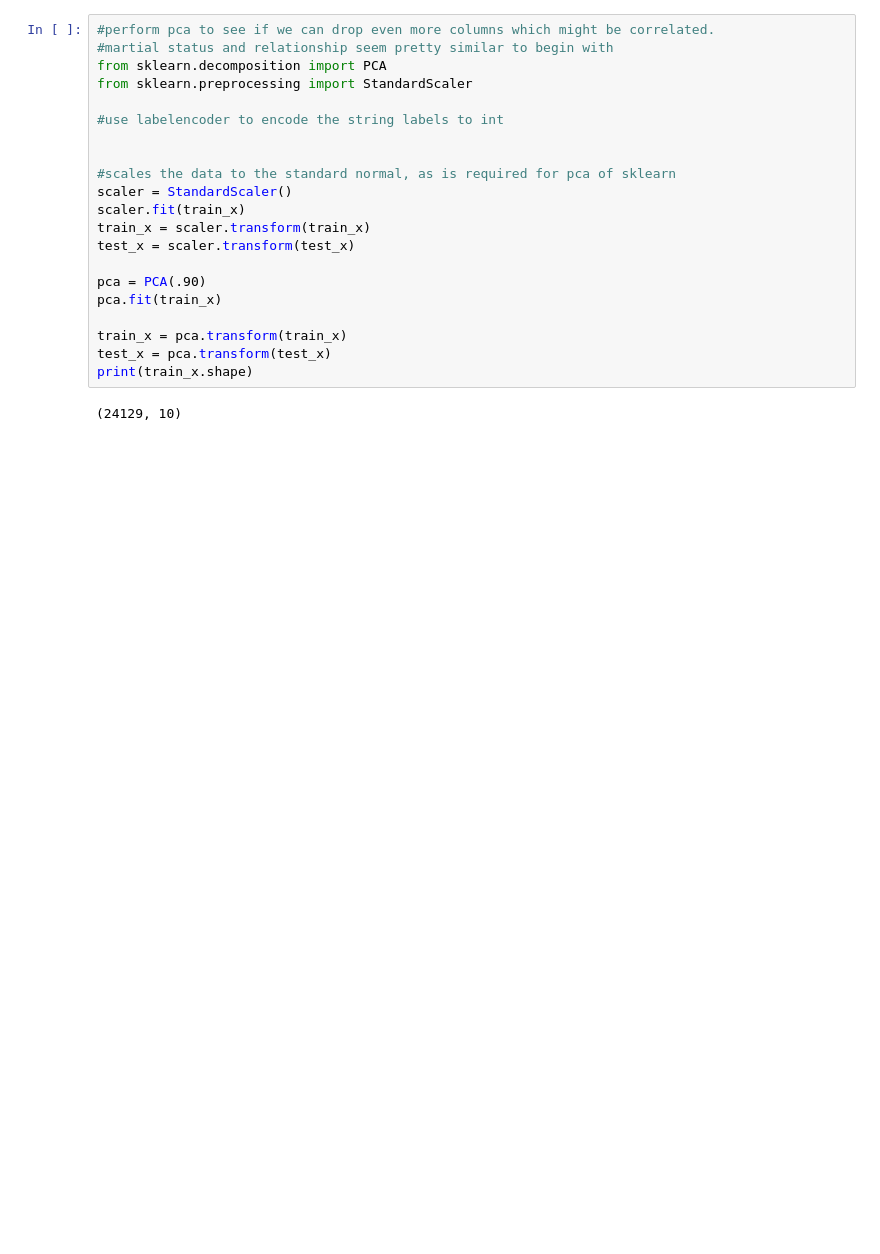
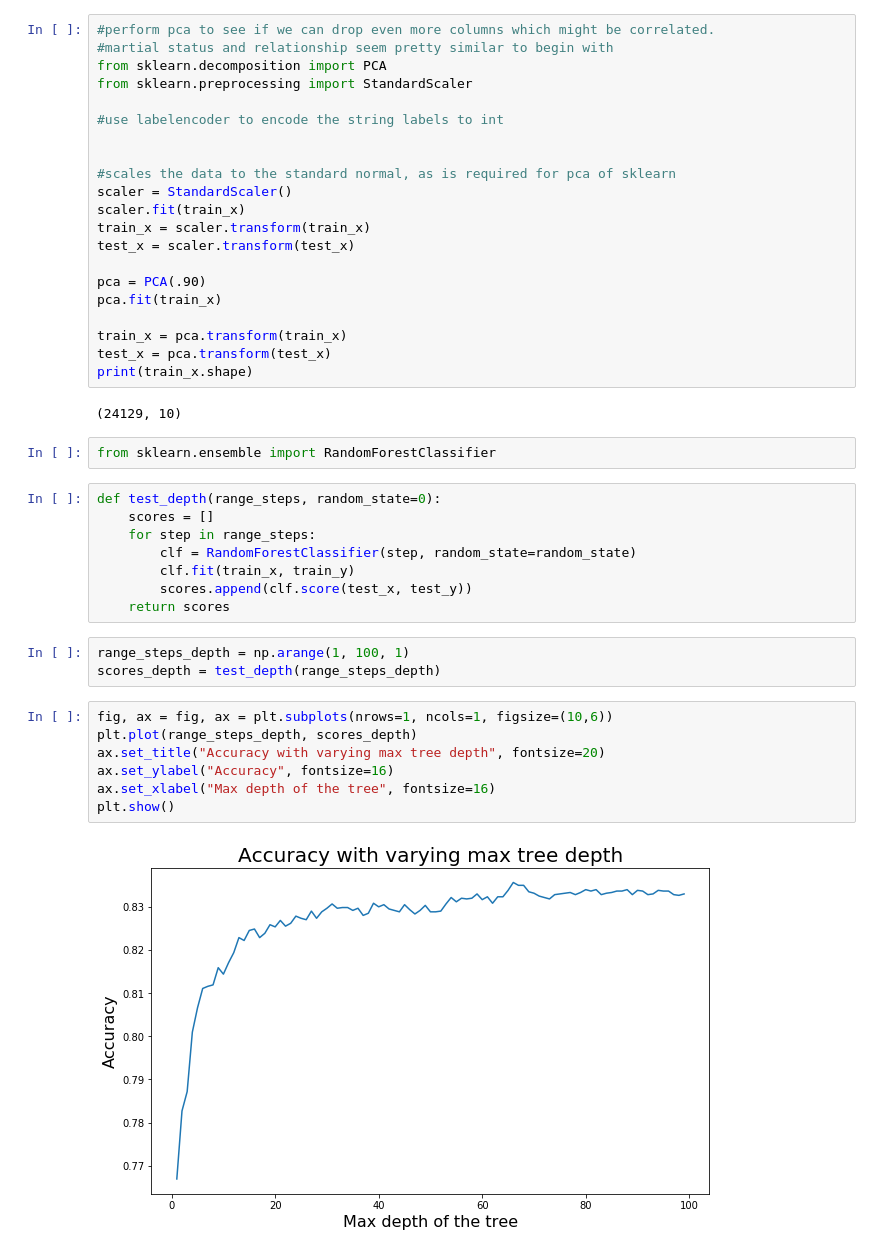
Before and after one commit to Kunama/CSCI4622-Final-Project, a Jupyter notebook: final_project.ipynb, the cells around one changed output. Saved outputs shown, nothing was run; the diff lists cells and outputs as text; blank space fills up the shorter version.

```diff
--- a/final_project.ipynb
+++ b/final_project.ipynb
@@ -176,3 +176,25 @@ test_x = pca.transform(test_x)
 print(train_x.shape)
 # %% [output]
 (24129, 10)
+# %%
+from sklearn.ensemble import RandomForestClassifier
+# %%
+def test_depth(range_steps, random_state=0):
+    scores = []
+    for step in range_steps:
+        clf = RandomForestClassifier(step, random_state=random_state)
+        clf.fit(train_x, train_y)
+        scores.append(clf.score(test_x, test_y))
+    return scores
+# %%
+range_steps_depth = np.arange(1, 100, 1)
+scores_depth = test_depth(range_steps_depth)
+# %%
+fig, ax = fig, ax = plt.subplots(nrows=1, ncols=1, figsize=(10,6))
+plt.plot(range_steps_depth, scores_depth)
+ax.set_title("Accuracy with varying max tree depth", fontsize=20)
+ax.set_ylabel("Accuracy", fontsize=16)
+ax.set_xlabel("Max depth of the tree", fontsize=16)
+plt.show()
+# %% [output]
+[figure, added]
```
Also changed, not shown: parts of 15 cells of this notebook.
